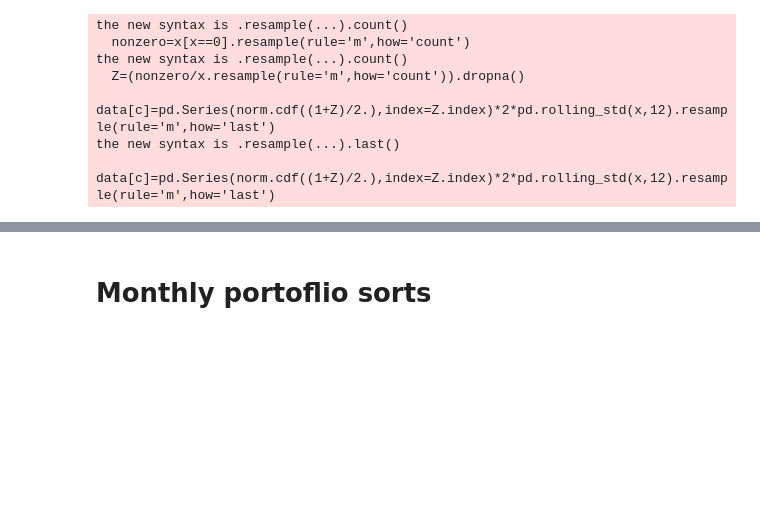
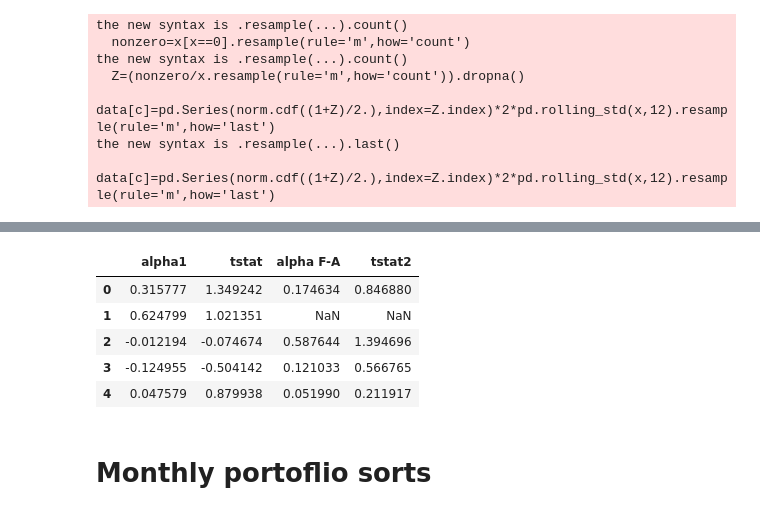
Before and after one commit to mrefermat/FinancePhD, a Jupyter notebook: LiquidityMomentum/Paper 2 - LiquidityFactor.ipynb, the cells around one changed output, grey strips where cells are left out. Drawn from its saved outputs; the diff is of its cells as text; code cells hidden in the pictures; blank space fills up the shorter version.

```diff
--- a/LiquidityMomentum/Paper 2 - LiquidityFactor.ipynb
+++ b/LiquidityMomentum/Paper 2 - LiquidityFactor.ipynb
@@ -119,6 +156,15 @@ for sec in factors_FHT.columns:
     tstat.append(res.tvalues.const)
 final_res['alpha F-A']=pd.Series(alpha)*100
 final_res['tstat2']=pd.Series(tstat)
+# %%
+final_res
+# %% [output]
+|  | alpha1 | tstat | alpha F-A | tstat2 |
+| 0 | 0.315777 | 1.349242 | 0.174634 | 0.846880 |
+| 1 | 0.624799 | 1.021351 | NaN | NaN |
+| 2 | -0.012194 | -0.074674 | 0.587644 | 1.394696 |
+| 3 | -0.124955 | -0.504142 | 0.121033 | 0.566765 |
+| 4 | 0.047579 | 0.879938 | 0.051990 | 0.211917 |
 # %% [markdown]
 # Monthly portoflio sorts
 # %%
```
Also changed, not shown: parts of 14 cells of this notebook, 3 other files.
